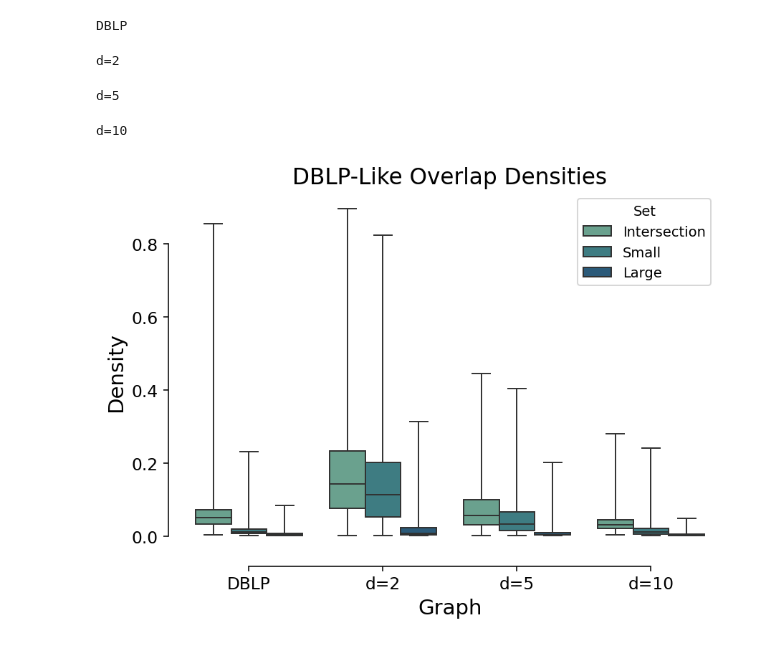
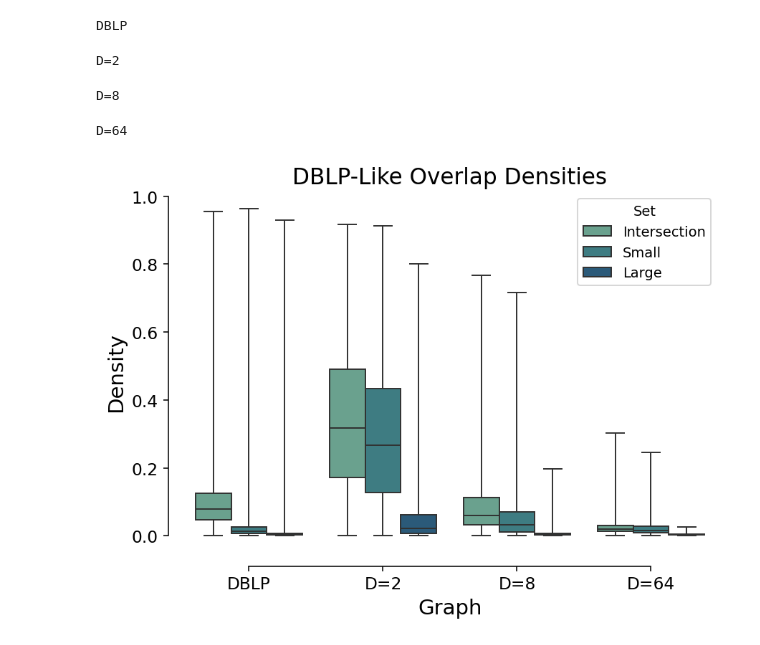
Before and after one commit to ftheberge/ABCDoo_Experiments, a Jupyter notebook: GraphProperties/overlap_density.ipynb, the cells around one changed output. Cells and saved outputs as stored; diff of their text form; code cells hidden in the pictures.

```diff
--- a/GraphProperties/overlap_density.ipynb
+++ b/GraphProperties/overlap_density.ipynb
@@ -59,31 +54,31 @@ def plot_overlap_densities(graphs, LARGE, titles):
 # %%
 # variable stores the tuple (graph, coms)
 real = load_snap("data/com-dblp.ungraph.txt", "data/com-dblp.all.cmty.txt")
 abcdoo_d2 = load_abcdoo("data/abcdoo_dblp_d2_edge.dat", "data/abcdoo_dblp_d2_com.dat")
-abcdoo_d5 = load_abcdoo("data/abcdoo_dblp_d5_edge.dat",  "data/abcdoo_dblp_d5_com.dat")
-abcdoo_d10 = load_abcdoo("data/abcdoo_dblp_d10_edge.dat", "data/abcdoo_dblp_d10_com.dat")
+abcdoo_d8 = load_abcdoo("data/abcdoo_dblp_d8_edge.dat",  "data/abcdoo_dblp_d8_com.dat")
+abcdoo_d64 = load_abcdoo("data/abcdoo_dblp_d64_edge.dat", "data/abcdoo_dblp_d64_com.dat")
 
 plot_overlap_densities(
     [
         real,
         abcdoo_d2,
-        abcdoo_d5,
-        abcdoo_d10,
+        abcdoo_d8,
+        abcdoo_d64,
         ],
-    25,
+    10,
     [
         "DBLP",
-        "d=2",
-        "d=5",
-        "d=10",
+        "D=2",
+        "D=8",
+        "D=64",
         ]
 )
 # %% [output]
 DBLP
-d=2
+D=2
-d=5
+D=8
-d=10
+D=64
-[figure, old version]
+[figure, new version]
 # %%
 # variable stores the tuple (graph, coms)
 real = load_snap("data/com-youtube.ungraph.txt", "data/com-youtube.all.cmty.txt", drop_outliers=True)
```
Also changed, not shown: parts of 3 cells of this notebook, 8 other files.
